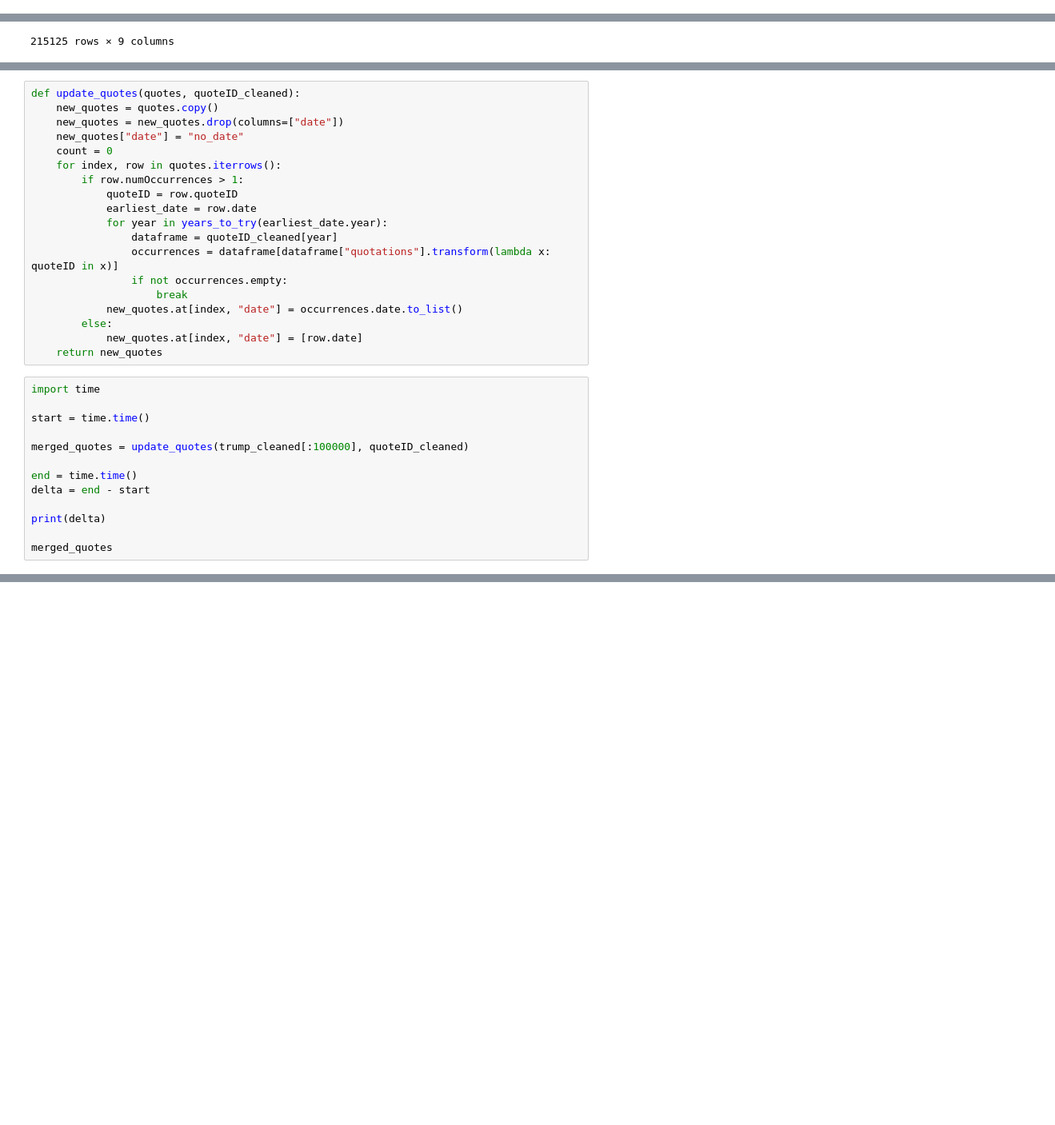
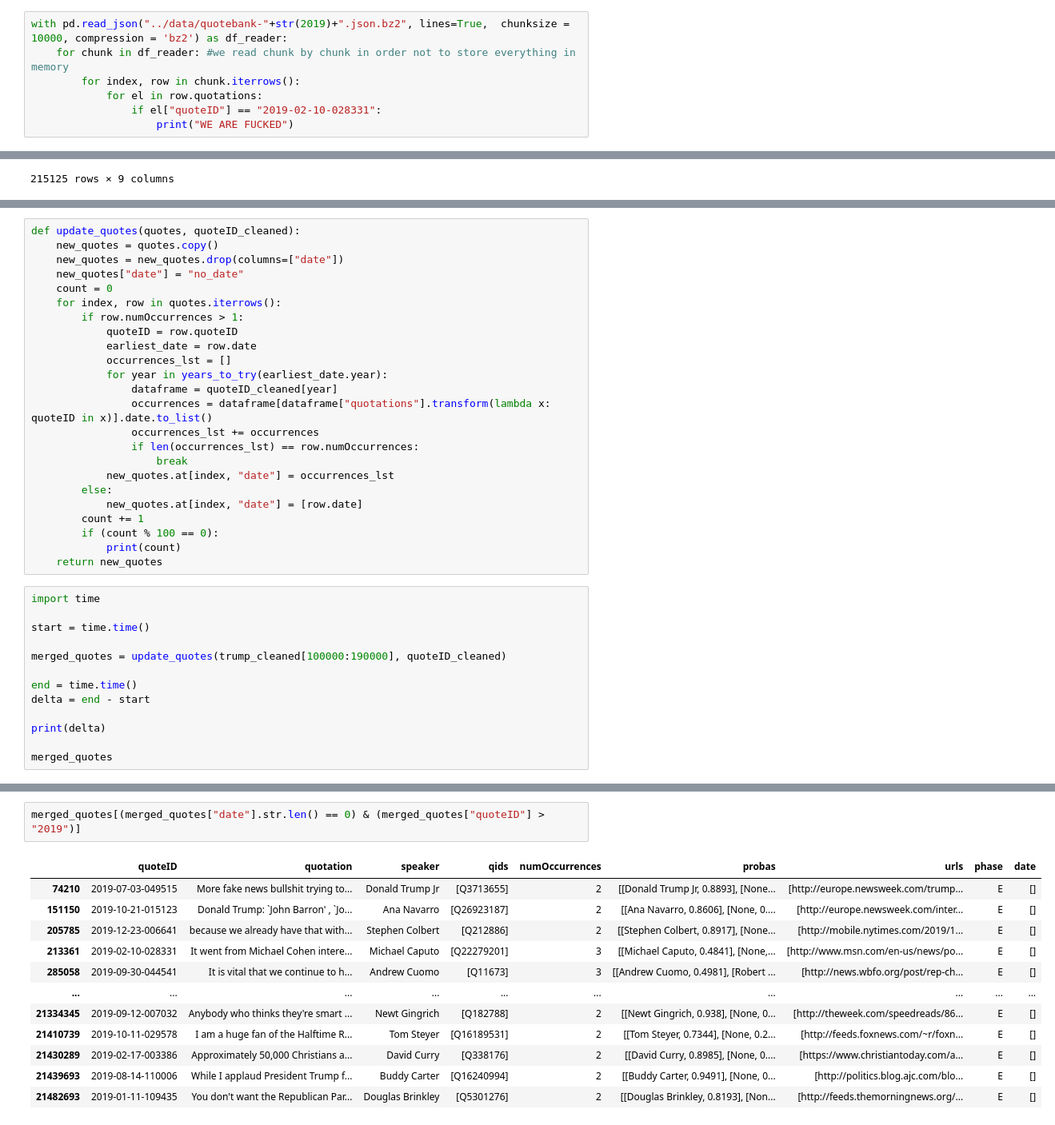
Before and after one commit to lucarossi9/Applied-Data-Analysis-project, a Jupyter notebook: data_transformation_notebooks/Map Dates.ipynb, the cells around one changed output, grey strips where cells are left out. Shown at 80% size. Saved outputs shown, nothing was run; the diff lists cells and outputs as text; blank space fills up the shorter version.

Commit message:
new map dates file

```diff
--- a/data_transformation_notebooks/Map Dates.ipynb
+++ b/data_transformation_notebooks/Map Dates.ipynb
@@ -2,6 +2,13 @@
 # Map Dates
 # %%
 import pandas as pd
+# %%
+with pd.read_json("../data/quotebank-"+str(2019)+".json.bz2", lines=True,  chunksize = 10000, compression = 'bz2') as df_reader:
+    for chunk in df_reader: #we read chunk by chunk in order not to store everything in memory
+        for index, row in chunk.iterrows():
+            for el in row.quotations:
+                if el["quoteID"] == "2019-02-10-028331":
+                    print("WE ARE FUCKED")
 # %%
 def filter_dataframe(year):
 # This function will be used to filter the dataset selecting the quotes of a given year containing a given word
@@ -116,21 +123,26 @@ def update_quotes(quotes, quoteID_cleaned):
         if row.numOccurrences > 1:
             quoteID = row.quoteID
             earliest_date = row.date
+            occurrences_lst = []
             for year in years_to_try(earliest_date.year):
                 dataframe = quoteID_cleaned[year]
-                occurrences = dataframe[dataframe["quotations"].transform(lambda x: quoteID in x)]
-                if not occurrences.empty:
+                occurrences = dataframe[dataframe["quotations"].transform(lambda x: quoteID in x)].date.to_list()
+                occurrences_lst += occurrences
+                if len(occurrences_lst) == row.numOccurrences:
                     break
-            new_quotes.at[index, "date"] = occurrences.date.to_list()
+            new_quotes.at[index, "date"] = occurrences_lst
         else:
             new_quotes.at[index, "date"] = [row.date]
+        count += 1
+        if (count % 100 == 0):
+            print(count)
     return new_quotes
 # %%
 import time
 
 start = time.time()
 
-merged_quotes = update_quotes(trump_cleaned[:100000], quoteID_cleaned)
+merged_quotes = update_quotes(trump_cleaned[100000:190000], quoteID_cleaned)
 
 end = time.time()
 delta = end - start
@@ -140,0 +155,15 @@ merged_quotes
+# %%
+merged_quotes[(merged_quotes["date"].str.len() == 0) & (merged_quotes["quoteID"] > "2019")]
+# %% [output]
+|  | quoteID | quotation | speaker | qids | numOccurrences | probas | urls | phase | date |
+| 74210 | 2019-07-03-049515 | More fake news bullshit trying to... | Donald Trump Jr | [Q3713655] | 2 | [[Donald Trump Jr, 0.8893], [None... | [http://europe.newsweek.com/trump... | E | [] |
+| 151150 | 2019-10-21-015123 | Donald Trump: `John Barron' , `Jo... | Ana Navarro | [Q26923187] | 2 | [[Ana Navarro, 0.8606], [None, 0.... | [http://europe.newsweek.com/inter... | E | [] |
+| 205785 | 2019-12-23-006641 | because we already have that with... | Stephen Colbert | [Q212886] | 2 | [[Stephen Colbert, 0.8917], [None... | [http://mobile.nytimes.com/2019/1... | E | [] |
+| 213361 | 2019-02-10-028331 | It went from Michael Cohen intere... | Michael Caputo | [Q22279201] | 3 | [[Michael Caputo, 0.4841], [None,... | [http://www.msn.com/en-us/news/po... | E | [] |
+| 285058 | 2019-09-30-044541 | It is vital that we continue to h... | Andrew Cuomo | [Q11673] | 3 | [[Andrew Cuomo, 0.4981], [Robert ... | [http://news.wbfo.org/post/rep-ch... | E | [] |
+| ... | ... | ... | ... | ... | ... | ... | ... | ... | ... |
+| 21334345 | 2019-09-12-007032 | Anybody who thinks they're smart ... | Newt Gingrich | [Q182788] | 2 | [[Newt Gingrich, 0.938], [None, 0... | [http://theweek.com/speedreads/86... | E | [] |
+| 21410739 | 2019-10-11-029578 | I am a huge fan of the Halftime R... | Tom Steyer | [Q16189531] | 2 | [[Tom Steyer, 0.7344], [None, 0.2... | [http://feeds.foxnews.com/~r/foxn... | E | [] |
+| 21430289 | 2019-02-17-003386 | Approximately 50,000 Christians a... | David Curry | [Q338176] | 2 | [[David Curry, 0.8985], [None, 0.... | [https://www.christiantoday.com/a... | E | [] |
+| 21439693 | 2019-08-14-110006 | While I applaud President Trump f... | Buddy Carter | [Q16240994] | 2 | [[Buddy Carter, 0.9491], [None, 0... | [http://politics.blog.ajc.com/blo... | E | [] |
+| 21482693 | 2019-01-11-109435 | You don't want the Republican Par... | Douglas Brinkley | [Q5301276] | 2 | [[Douglas Brinkley, 0.8193], [Non... | [http://feeds.themorningnews.org/... | E | [] |
```
Also changed, not shown: parts of 3 cells of this notebook.
